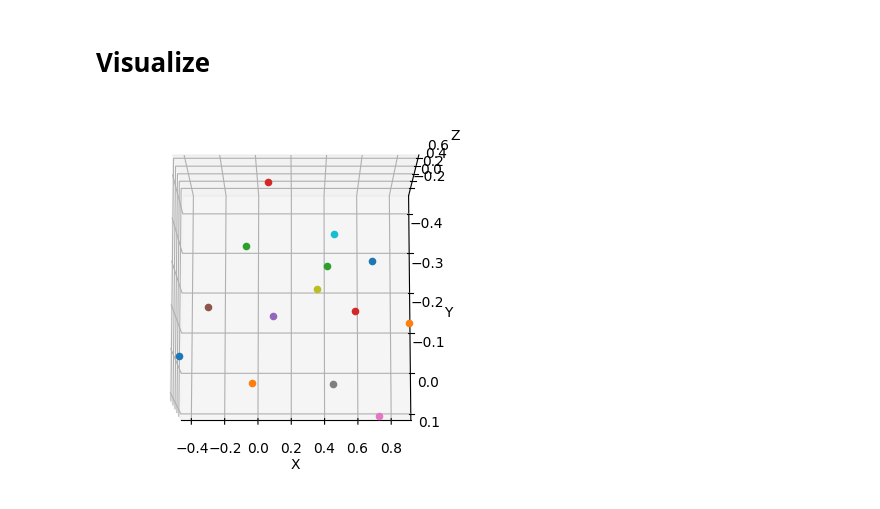
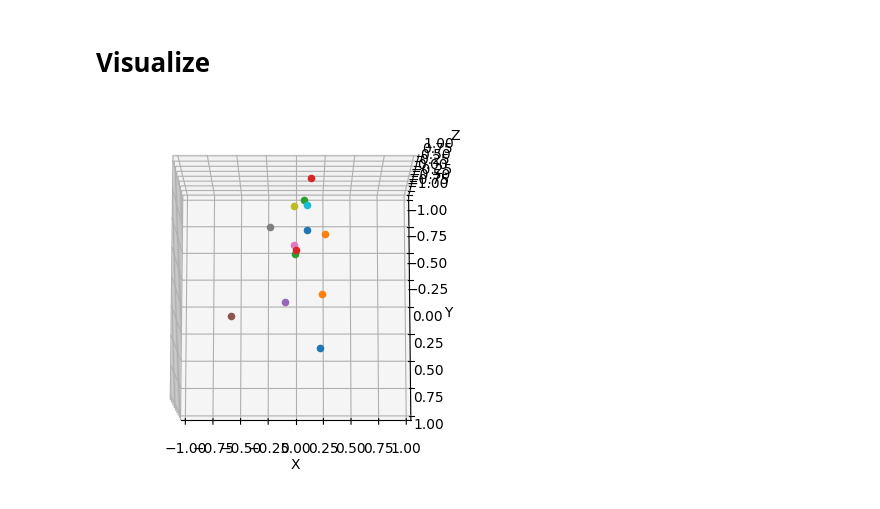
Before and after one commit to ItayCoifman/mmhuman3d, a Jupyter notebook: biomechanical_intuitive_physics/usage example.ipynb, the cells around one changed output. Saved outputs shown, nothing was run; the diff lists cells and outputs as text; code cells hidden in the pictures.

```diff
--- a/biomechanical_intuitive_physics/usage example.ipynb
+++ b/biomechanical_intuitive_physics/usage example.ipynb
@@ -10,10 +10,7 @@ from biomechanical_intuitive_physics.biomechanics import Biomechanics
 # %% [markdown]
 ## Path
 # %%
-data_root = Path('D:/MMLAB/mmhuman3d/data/Samples/run_0/')
-input_vid = data_root/ 'yoga.mp4'
-mesh_vid = data_root/ 'smplx.mp4'
-output_vid = data_root/ 'output.mp4'
+data_root = Path('D:/MMLAB/mmhuman3d/data/Samples/run/')
 # %% [markdown]
 ## Model constants
 # %%
@@ -33,9 +34,9 @@ CoM = bio.compute_CoM(keypoints)
 # %%
 from biomechanical_intuitive_physics.visualiztion import scatter_3d, visualize_3d_keypoints
 # %%
-visualize_3d_keypoints(keypoints[0,:,:],bound = False);
+visualize_3d_keypoints(keypoints[0,:,:],bound = True);
 # %% [output]
-[figure, old version]
+[figure, new version]
 # %%
 f = scatter_3d(data_list=[keypoints, np.expand_dims(CoM.copy(), 1)],
            output_html=str(data_root / '3d_keypoints.html'),
```
Also changed, not shown: parts of 1 cell of this notebook.
